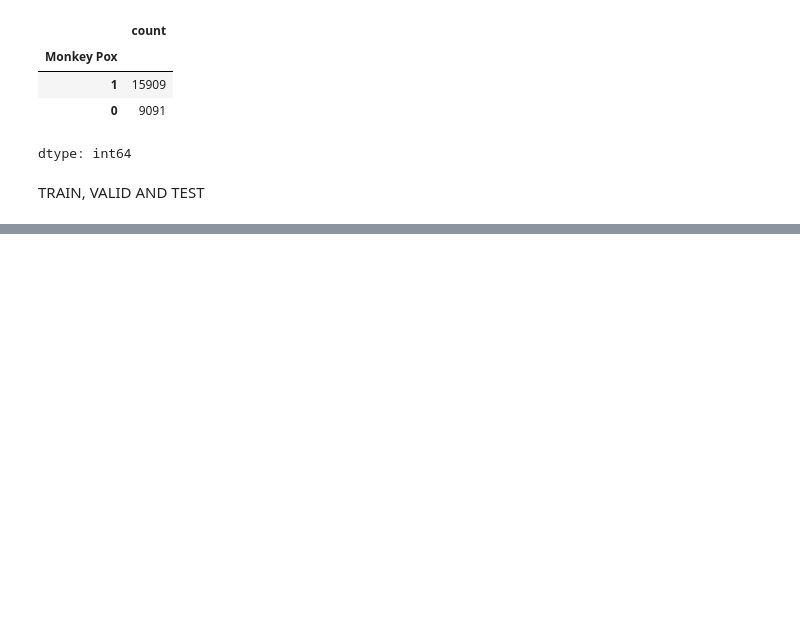
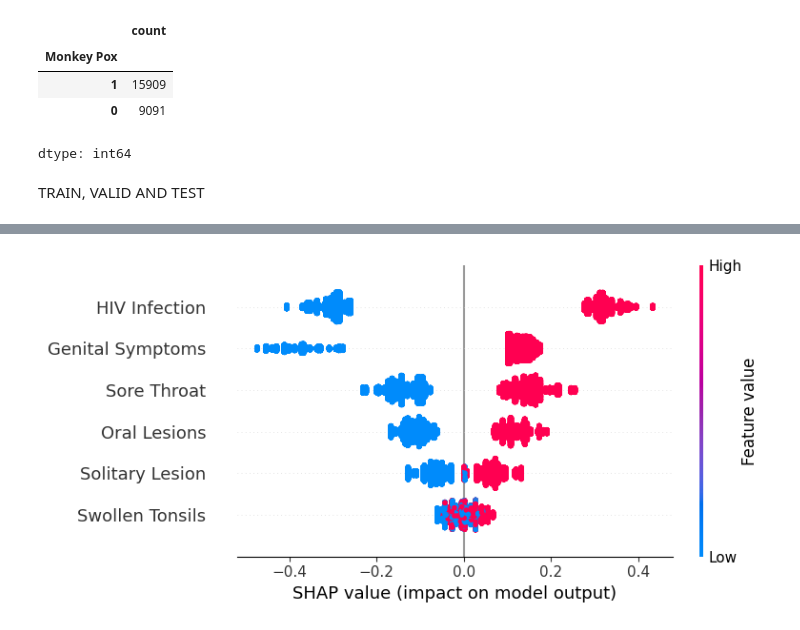
Before and after one commit to NeuralNetGeek/monkeypox-diagnosis, a Jupyter notebook: Monkey_Pox.ipynb, the cells around one changed output, grey strips where cells are left out. Cells and saved outputs as stored; diff of their text form; code cells hidden in the pictures; blank space fills up the shorter version.

```diff
--- a/Monkey_Pox.ipynb
+++ b/Monkey_Pox.ipynb
@@ -287,0 +324,9 @@ gb_test_results = evaluate_test(y_test, gb_test_preds, gb_test_proba, "Gradient
+# %%
+gb_model = models["Gradient Boosting"]
+
+explainer = shap.TreeExplainer(gb_model)
+shap_values = explainer.shap_values(X_train_scaled)
+
+shap.summary_plot(shap_values, X_train_scaled, feature_names=features_encoded)
+# %% [output]
+[figure, added]
```
Also changed, not shown: parts of 6 cells of this notebook.
